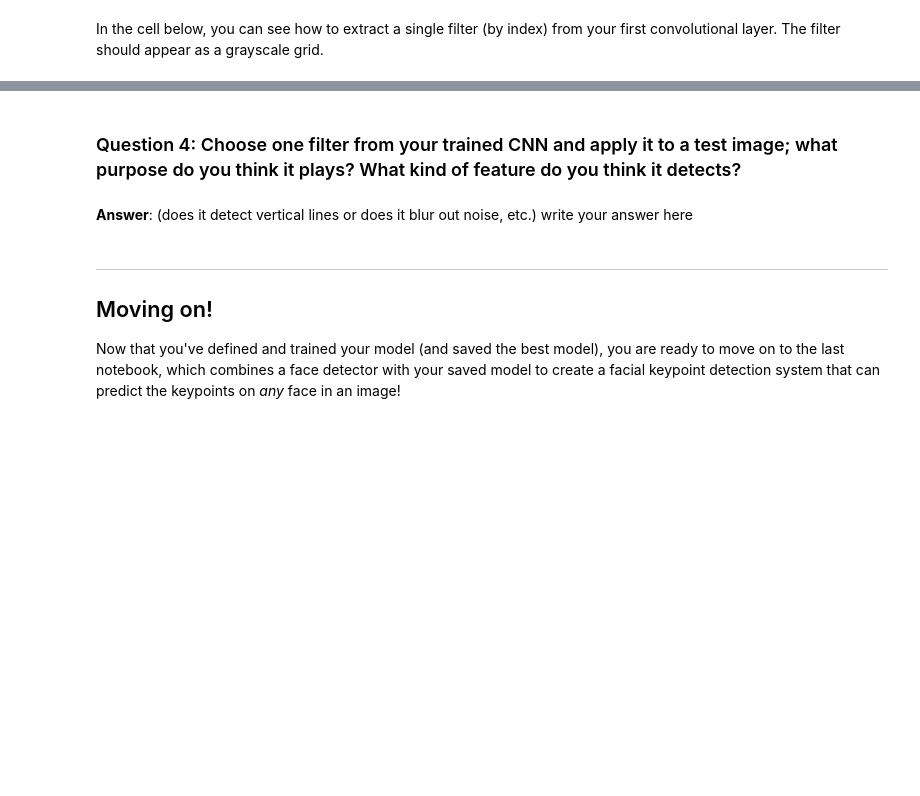
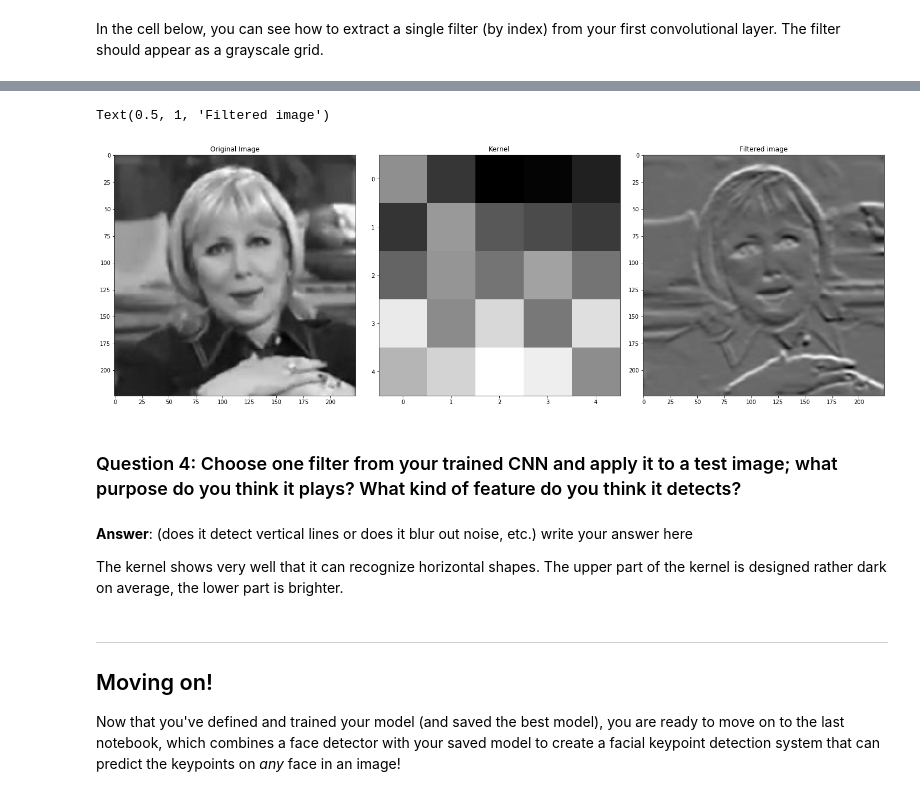
Before and after one commit to BayTown/UD-CVND-Facial-Keypoint-Detection, a Jupyter notebook: 2. Define the Network Architecture.ipynb, the cells around one changed output, grey strips where cells are left out. Saved outputs shown, nothing was run; the diff lists cells and outputs as text; code cells hidden in the pictures; blank space fills up the shorter version.

```diff
--- a/2. Define the Network Architecture.ipynb
+++ b/2. Define the Network Architecture.ipynb
@@ -532,7 +578,45 @@ Next, choose a test image and filter it with one of the convolutional kernels in
+# %%
+import cv2
+# Define figsize
+f, (ax1, ax2, ax3) = plt.subplots(1, 3, sharey=False, figsize=(20, 20))
+f.tight_layout()
+
+# Index of filter
+filter_index = 8
+
+##TODO: load in and display any image from the transformed test dataset
+
+# Transform image from cuda to cpu and convert it to numpy
+img_idx = 0
+if use_cuda:
+    image = test_images[img_idx].cuda().detach().cpu().clone()
+image = image.numpy()   # convert to numpy array from a Tensor
+image = np.transpose(image, (1, 2, 0))   # transpose to go from torch to numpy image
+
+# Show original image
+ax1.imshow(np.squeeze(image), cmap='gray')
+ax1.set_title('Original Image')
+
+## TODO: Using cv's filter2D function,
+## apply a specific set of filter weights (like the one displayed above) to the test image
+
+# Display the filter weights
+ax2.imshow(w[filter_index][0], cmap='gray')
+ax2.set_title('Kernel')
+
+# Display filtered image
+c = cv2.filter2D(image, -1, w[filter_index][0])
+ax3.imshow(c, cmap='gray')
+ax3.set_title('Filtered image')
+# %% [output]
+Text(0.5, 1, 'Filtered image')
+[figure, added]
 # %% [markdown]
 ### Question 4: Choose one filter from your trained CNN and apply it to a test image; what purpose do you think it plays? What kind of feature do you think it detects?
 # %% [markdown]
 **Answer**: (does it detect vertical lines or does it blur out noise, etc.) write your answer here
+
+The kernel shows very well that it can recognize horizontal shapes. The upper part of the kernel is designed rather dark on average, the lower part is brighter.
 # %% [markdown]
 ---
 ## Moving on!
```
Also changed, not shown: parts of 14 cells of this notebook, 3 other files.
